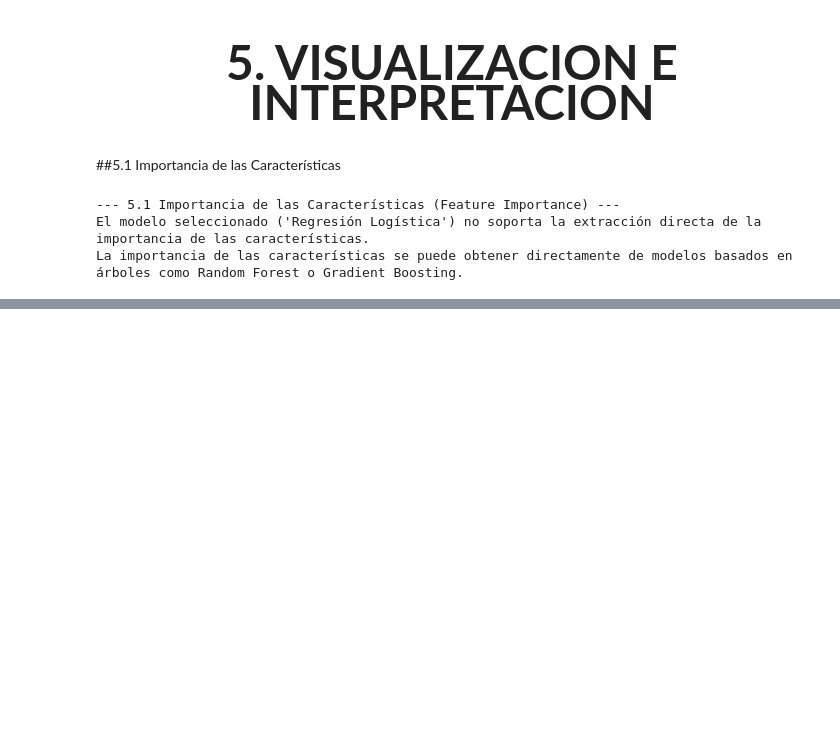
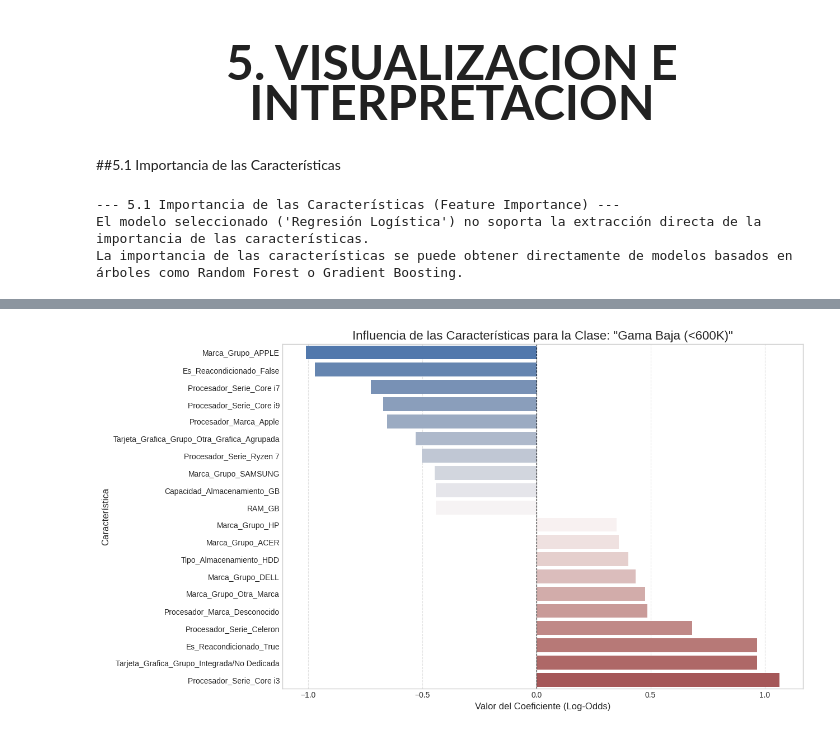
Before and after one commit to Pipeemendez/Data-Science-Project, a Jupyter notebook: Proyecto_Data_Science.ipynb, the cells around one changed output, grey strips where cells are left out. Cells and saved outputs as stored; diff of their text form; code cells hidden in the pictures; blank space fills up the shorter version.

```diff
--- a/Proyecto_Data_Science.ipynb
+++ b/Proyecto_Data_Science.ipynb
@@ -2651,3 +2651,99 @@ else:
 --- 5.1 Importancia de las Características (Feature Importance) ---
 El modelo seleccionado ('Regresión Logística') no soporta la extracción directa de la importancia de las características.
 La importancia de las características se puede obtener directamente de modelos basados en árboles como Random Forest o Gradient Boosting.
+# %%
+# --- 5.2 INTERPRETACIÓN DE COEFICIENTES PARA REGRESIÓN LOGÍSTICA ---
+
+import pandas as pd
+import numpy as np
+import matplotlib.pyplot as plt
+import seaborn as sns
+from sklearn.pipeline import Pipeline
+from sklearn.preprocessing import StandardScaler, OneHotEncoder
+from sklearn.compose import ColumnTransformer
+from sklearn.linear_model import LogisticRegression
+
+# --- PASO 1: CARGAR DATOS Y RECREAR EL ENTORNO DEL MODELO ---
+
+# Cargar el dataset final listo para el modelado
+try:
+    df_model = pd.read_csv('productos_falabella_listo_para_modelo_vFINAL_ordenado.csv')
+    print("DataFrame listo para el modelo cargado correctamente.")
+except FileNotFoundError:
+    print("Error: Archivo 'productos_falabella_listo_para_modelo_vFINAL_ordenado.csv' no encontrado.")
+    exit()
+
+# Definir características y objetivo (debe coincidir con la celda de modelado)
+features_cols = ['RAM_GB', 'Capacidad_Almacenamiento_GB', 'Pantalla_Pulgadas',
+                 'Marca_Grupo', 'Procesador_Marca', 'Procesador_Serie',
+                 'Tarjeta_Grafica_Grupo', 'Tipo_Almacenamiento', 'Es_Reacondicionado']
+target_col = 'Rango_Precio_Objetivo_Encoded'
+X = df_model[features_cols]
+y = df_model[target_col]
+
+# Recrear el mapeo de etiquetas para los gráficos
+label_map = {
+    0: 'Gama Baja (<600K)',
+    1: 'Gama Media (600K-1.2M)',
+    2: 'Gama Alta (>1.2M)'
+}
+class_names = [label_map[key] for key in sorted(label_map.keys())]
+
+# --- PASO 2: ENTRENAR EL PIPELINE DE REGRESIÓN LOGÍSTICA ---
+
+# Identificar columnas numéricas y categóricas
+numeric_features = X.select_dtypes(include=np.number).columns.tolist()
+categorical_features = X.select_dtypes(include=['object', 'bool']).columns.tolist()
+
+# Definir el preprocesador
+preprocessor = ColumnTransformer(
+    transformers=[
+        ('num', StandardScaler(), numeric_features),
+        ('cat', OneHotEncoder(handle_unknown='ignore', sparse_output=False), categorical_features)
+    ])
+
+# Crear y entrenar el pipeline
+logistic_pipeline = Pipeline(steps=[
+    ('preprocessor', preprocessor),
+    ('classifier', LogisticRegression(max_iter=1000, random_state=42))
+])
+
+print("\nEntrenando el pipeline de Regresión Logística...")
+logistic_pipeline.fit(X, y)
+print("Entrenamiento completado.")
+
+# --- PASO 3: EXTRAER COEFICIENTES Y NOMBRES DE CARACTERÍSTICAS ---
+
+# Extraer el clasificador y el preprocesador entrenados
+classifier = logistic_pipeline.named_steps['classifier']
+preprocessor_fitted = logistic_pipeline.named_steps['preprocessor']
+
+# Extraer los nombres de las características después del One-Hot Encoding
+ohe_feature_names = preprocessor_fitted.named_transformers_['cat'].get_feature_names_out(categorical_features)
+feature_names = numeric_features + list(ohe_feature_names)
+
+# Crear un DataFrame con los coeficientes para una fácil interpretación
+# El modelo multiclase 'ovr' (one-vs-rest) genera un conjunto de coeficientes para cada clase
+coef_df = pd.DataFrame(classifier.coef_, columns=feature_names, index=class_names).T
+
+# --- PASO 4: VISUALIZAR LOS COEFICIENTES ---
+
+print("\n--- Visualizando la Influencia de las Características por Rango de Precio ---")
+
+# Graficar los coeficientes para cada clase
+for i, class_name in enumerate(class_names):
+    # Seleccionar y ordenar los coeficientes para la clase actual
+    class_coefs = coef_df[class_name].sort_values(ascending=False)
+
+    # Tomar las 10 características con mayor influencia positiva y 10 con mayor negativa
+    top_coefs = pd.concat([class_coefs.head(10), class_coefs.tail(10)]).sort_values()
+
+    plt.figure(figsize=(12, 8))
+    sns.barplot(x=top_coefs.values, y=top_coefs.index, palette="vlag")
+    plt.title(f'Influencia de las Características para la Clase: "{class_name}"', fontsize=16)
+    plt.xlabel('Valor del Coeficiente (Log-Odds)', fontsize=12)
+    plt.ylabel('Característica', fontsize=12)
+    plt.axvline(x=0, color='black', linewidth=0.8, linestyle='--')
+    plt.grid(axis='x', linestyle='--', alpha=0.6)
+    plt.show()
+# %% [output]
@@ -2653,0 +2759 @@ La importancia de las características se puede obtener directamente de modelos
+[figure, added]
```
Also changed, not shown: parts of 2 cells of this notebook.
